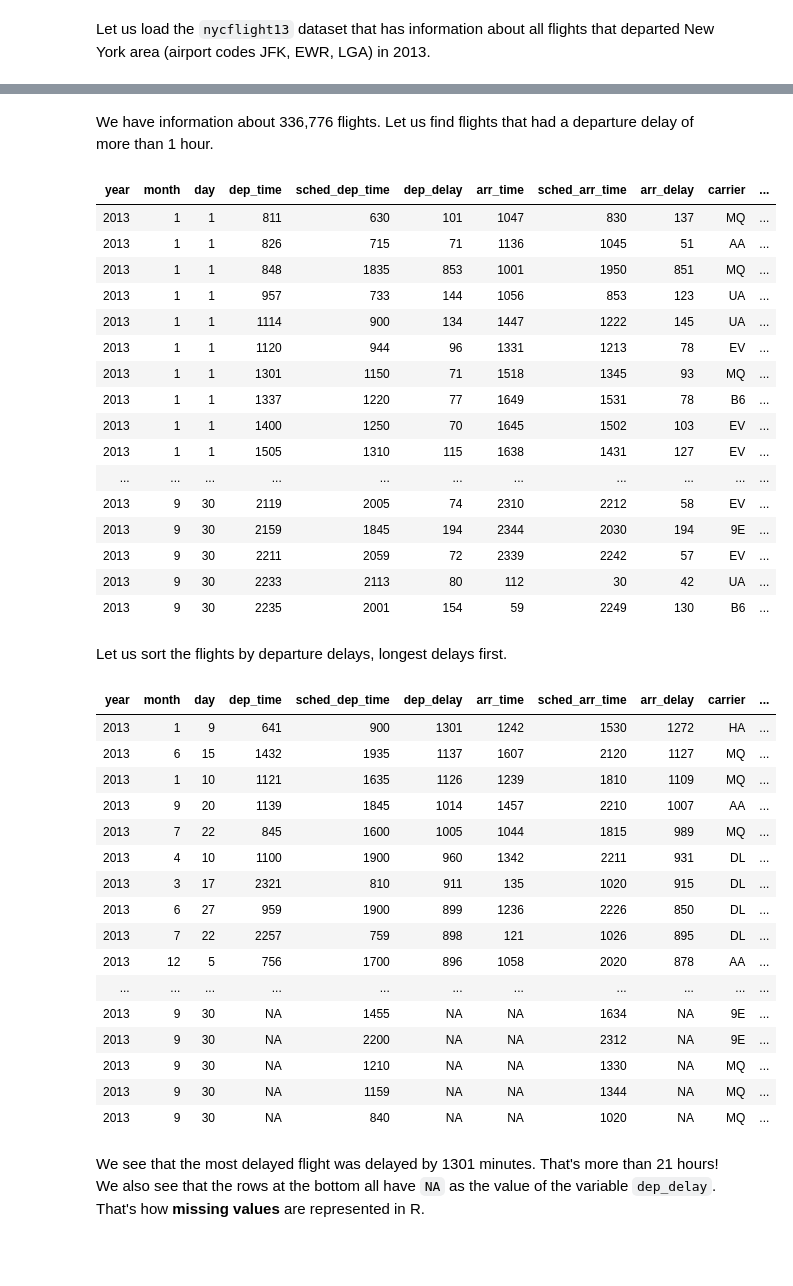
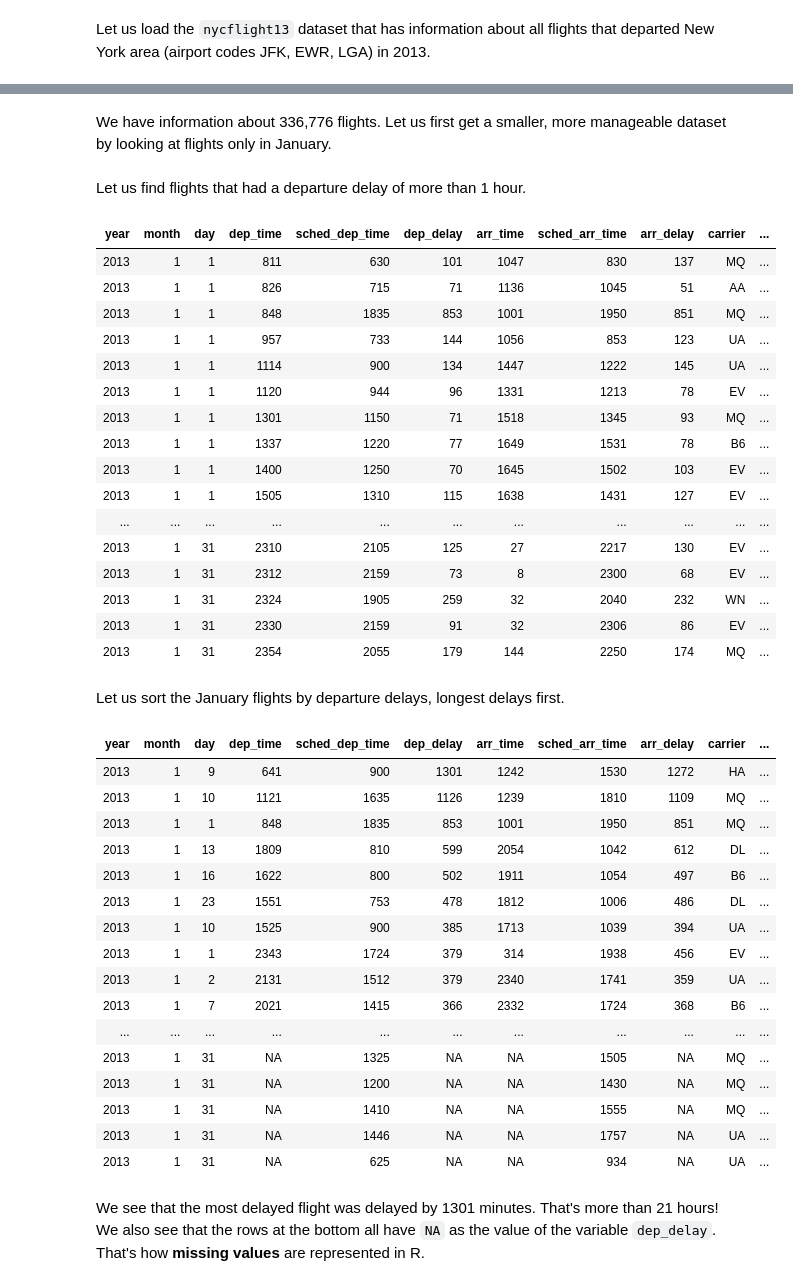
Before and after one commit to ambujtewari/stats306-fall2017, a Jupyter notebook: Lecture00.ipynb, the cells around one changed output, grey strips where cells are left out. Drawn from its saved outputs; the diff is of its cells as text; code cells hidden in the pictures; blank space fills up the shorter version.

```diff
--- a/Lecture00.ipynb
+++ b/Lecture00.ipynb
@@ -78,10 +78,14 @@ print(flights)
 # ... with 336,766 more rows, and 11 more variables: arr_delay <dbl>,
 #   carrier <chr>, flight <int>, tailnum <chr>, origin <chr>, dest <chr>,
 #   air_time <dbl>, distance <dbl>, hour <dbl>, minute <dbl>, time_hour <dttm>
+# %% [markdown]
+We have information about 336,776 flights. Let us first get a smaller, more manageable dataset by looking at flights only in January.
+# %%
+jan_flights = filter(flights, month == 1)
 # %% [markdown]
-We have information about 336,776 flights. Let us find flights that had a departure delay of more than 1 hour.
+Let us find flights that had a departure delay of more than 1 hour.
 # %%
-filter(flights, dep_delay > 60)
+filter(jan_flights, dep_delay > 60)
 # %% [output]
 | year | month | day | dep_time | sched_dep_time | dep_delay | arr_time | sched_arr_time | arr_delay | carrier | ... |
 | 2013 | 1 | 1 | 811 | 630 | 101 | 1047 | 830 | 137 | MQ | ... |
@@ -95,33 +99,33 @@ filter(flights, dep_delay > 60)
 | 2013 | 1 | 1 | 1400 | 1250 | 70 | 1645 | 1502 | 103 | EV | ... |
 | 2013 | 1 | 1 | 1505 | 1310 | 115 | 1638 | 1431 | 127 | EV | ... |
 | ... | ... | ... | ... | ... | ... | ... | ... | ... | ... | ... |
-| 2013 | 9 | 30 | 2119 | 2005 | 74 | 2310 | 2212 | 58 | EV | ... |
-| 2013 | 9 | 30 | 2159 | 1845 | 194 | 2344 | 2030 | 194 | 9E | ... |
-| 2013 | 9 | 30 | 2211 | 2059 | 72 | 2339 | 2242 | 57 | EV | ... |
-| 2013 | 9 | 30 | 2233 | 2113 | 80 | 112 | 30 | 42 | UA | ... |
-| 2013 | 9 | 30 | 2235 | 2001 | 154 | 59 | 2249 | 130 | B6 | ... |
+| 2013 | 1 | 31 | 2310 | 2105 | 125 | 27 | 2217 | 130 | EV | ... |
+| 2013 | 1 | 31 | 2312 | 2159 | 73 | 8 | 2300 | 68 | EV | ... |
+| 2013 | 1 | 31 | 2324 | 1905 | 259 | 32 | 2040 | 232 | WN | ... |
+| 2013 | 1 | 31 | 2330 | 2159 | 91 | 32 | 2306 | 86 | EV | ... |
+| 2013 | 1 | 31 | 2354 | 2055 | 179 | 144 | 2250 | 174 | MQ | ... |
 # %% [markdown]
-Let us sort the flights by departure delays, longest delays first.
+Let us sort the January flights by departure delays, longest delays first.
 # %%
-arrange(flights, desc(dep_delay))
+arrange(jan_flights, desc(dep_delay))
 # %% [output]
 | year | month | day | dep_time | sched_dep_time | dep_delay | arr_time | sched_arr_time | arr_delay | carrier | ... |
 | 2013 | 1 | 9 | 641 | 900 | 1301 | 1242 | 1530 | 1272 | HA | ... |
-| 2013 | 6 | 15 | 1432 | 1935 | 1137 | 1607 | 2120 | 1127 | MQ | ... |
 | 2013 | 1 | 10 | 1121 | 1635 | 1126 | 1239 | 1810 | 1109 | MQ | ... |
-| 2013 | 9 | 20 | 1139 | 1845 | 1014 | 1457 | 2210 | 1007 | AA | ... |
-| 2013 | 7 | 22 | 845 | 1600 | 1005 | 1044 | 1815 | 989 | MQ | ... |
-| 2013 | 4 | 10 | 1100 | 1900 | 960 | 1342 | 2211 | 931 | DL | ... |
-| 2013 | 3 | 17 | 2321 | 810 | 911 | 135 | 1020 | 915 | DL | ... |
-| 2013 | 6 | 27 | 959 | 1900 | 899 | 1236 | 2226 | 850 | DL | ... |
-| 2013 | 7 | 22 | 2257 | 759 | 898 | 121 | 1026 | 895 | DL | ... |
-| 2013 | 12 | 5 | 756 | 1700 | 896 | 1058 | 2020 | 878 | AA | ... |
+| 2013 | 1 | 1 | 848 | 1835 | 853 | 1001 | 1950 | 851 | MQ | ... |
+| 2013 | 1 | 13 | 1809 | 810 | 599 | 2054 | 1042 | 612 | DL | ... |
+| 2013 | 1 | 16 | 1622 | 800 | 502 | 1911 | 1054 | 497 | B6 | ... |
+| 2013 | 1 | 23 | 1551 | 753 | 478 | 1812 | 1006 | 486 | DL | ... |
+| 2013 | 1 | 10 | 1525 | 900 | 385 | 1713 | 1039 | 394 | UA | ... |
+| 2013 | 1 | 1 | 2343 | 1724 | 379 | 314 | 1938 | 456 | EV | ... |
+| 2013 | 1 | 2 | 2131 | 1512 | 379 | 2340 | 1741 | 359 | UA | ... |
+| 2013 | 1 | 7 | 2021 | 1415 | 366 | 2332 | 1724 | 368 | B6 | ... |
 | ... | ... | ... | ... | ... | ... | ... | ... | ... | ... | ... |
-| 2013 | 9 | 30 | NA | 1455 | NA | NA | 1634 | NA | 9E | ... |
-| 2013 | 9 | 30 | NA | 2200 | NA | NA | 2312 | NA | 9E | ... |
-| 2013 | 9 | 30 | NA | 1210 | NA | NA | 1330 | NA | MQ | ... |
-| 2013 | 9 | 30 | NA | 1159 | NA | NA | 1344 | NA | MQ | ... |
-| 2013 | 9 | 30 | NA | 840 | NA | NA | 1020 | NA | MQ | ... |
+| 2013 | 1 | 31 | NA | 1325 | NA | NA | 1505 | NA | MQ | ... |
+| 2013 | 1 | 31 | NA | 1200 | NA | NA | 1430 | NA | MQ | ... |
+| 2013 | 1 | 31 | NA | 1410 | NA | NA | 1555 | NA | MQ | ... |
+| 2013 | 1 | 31 | NA | 1446 | NA | NA | 1757 | NA | UA | ... |
+| 2013 | 1 | 31 | NA | 625 | NA | NA | 934 | NA | UA | ... |
 # %% [markdown]
 We see that the most delayed flight was delayed by 1301 minutes. That's more than 21 hours! We also see that the rows at the bottom all have `NA` as the value of the variable `dep_delay`. That's how **missing values** are represented in R.
 # %% [markdown]
```
Also changed, not shown: parts of 3 cells of this notebook.
